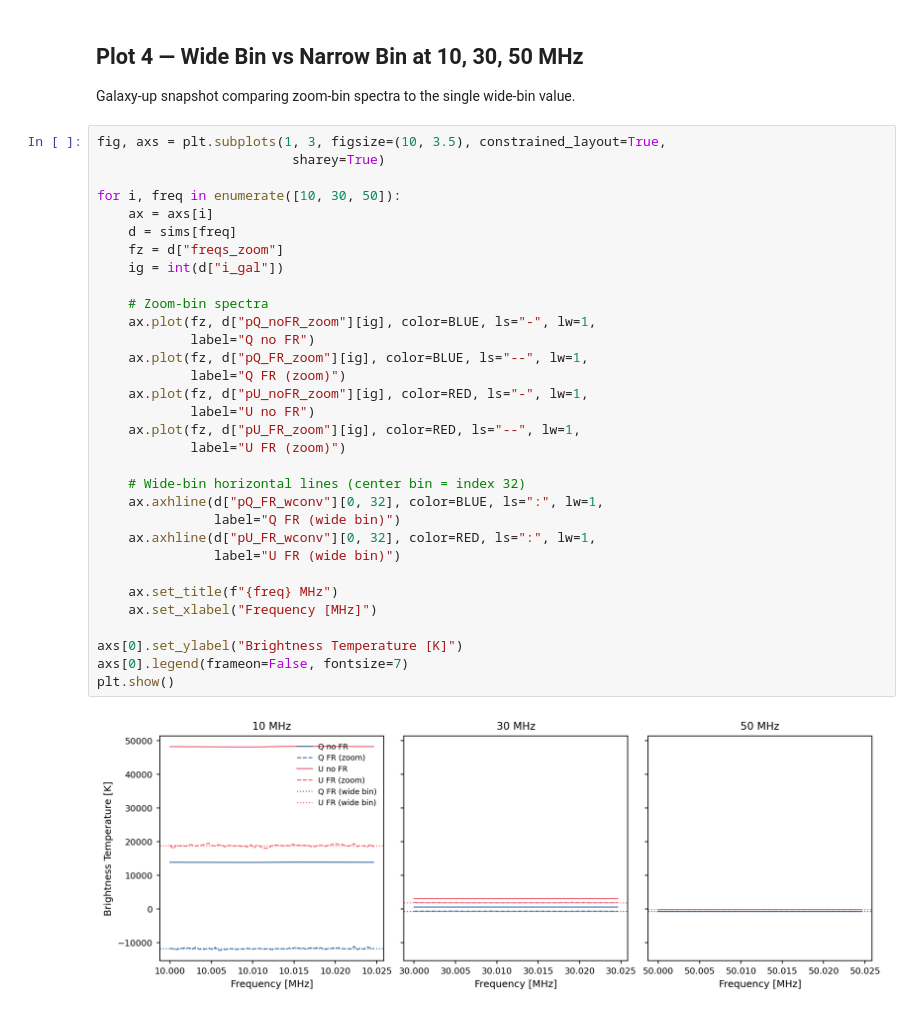
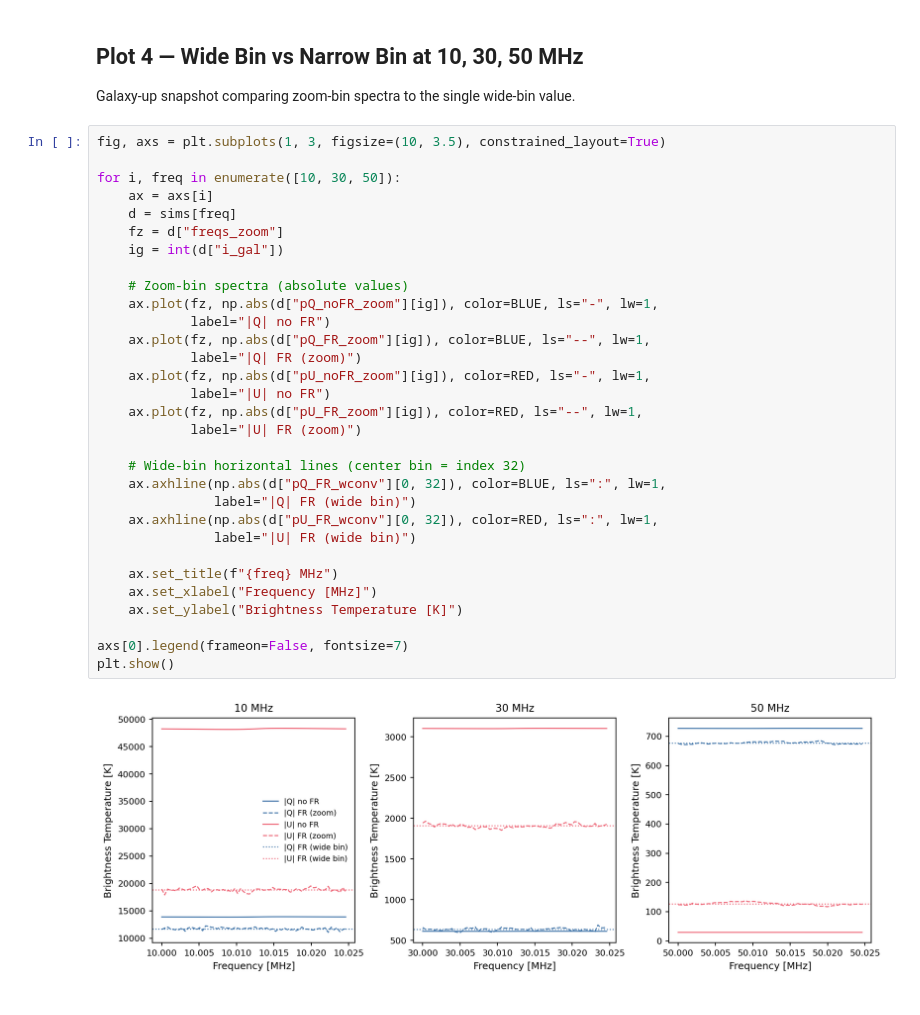
Before and after one commit to christianhbye/lusee_faraday, a Jupyter notebook: notebooks/faraday_results.ipynb, the cells around one changed output. Cells and saved outputs as stored; diff of their text form.

Commit message:
update faraday reuslts with mar17 plots

```diff
--- a/notebooks/faraday_results.ipynb
+++ b/notebooks/faraday_results.ipynb
@@ -176,36 +176,35 @@ plt.show()
 
 Galaxy-up snapshot comparing zoom-bin spectra to the single wide-bin value.
 # %%
-fig, axs = plt.subplots(1, 3, figsize=(10, 3.5), constrained_layout=True,
-                         sharey=True)
+fig, axs = plt.subplots(1, 3, figsize=(10, 3.5), constrained_layout=True)
 
 for i, freq in enumerate([10, 30, 50]):
     ax = axs[i]
     d = sims[freq]
     fz = d["freqs_zoom"]
     ig = int(d["i_gal"])
 
-    # Zoom-bin spectra
-    ax.plot(fz, d["pQ_noFR_zoom"][ig], color=BLUE, ls="-", lw=1,
-            label="Q no FR")
-    ax.plot(fz, d["pQ_FR_zoom"][ig], color=BLUE, ls="--", lw=1,
-            label="Q FR (zoom)")
-    ax.plot(fz, d["pU_noFR_zoom"][ig], color=RED, ls="-", lw=1,
-            label="U no FR")
-    ax.plot(fz, d["pU_FR_zoom"][ig], color=RED, ls="--", lw=1,
-            label="U FR (zoom)")
+    # Zoom-bin spectra (absolute values)
+    ax.plot(fz, np.abs(d["pQ_noFR_zoom"][ig]), color=BLUE, ls="-", lw=1,
+            label="|Q| no FR")
+    ax.plot(fz, np.abs(d["pQ_FR_zoom"][ig]), color=BLUE, ls="--", lw=1,
+            label="|Q| FR (zoom)")
+    ax.plot(fz, np.abs(d["pU_noFR_zoom"][ig]), color=RED, ls="-", lw=1,
+            label="|U| no FR")
+    ax.plot(fz, np.abs(d["pU_FR_zoom"][ig]), color=RED, ls="--", lw=1,
+            label="|U| FR (zoom)")
 
     # Wide-bin horizontal lines (center bin = index 32)
-    ax.axhline(d["pQ_FR_wconv"][0, 32], color=BLUE, ls=":", lw=1,
-               label="Q FR (wide bin)")
-    ax.axhline(d["pU_FR_wconv"][0, 32], color=RED, ls=":", lw=1,
-               label="U FR (wide bin)")
+    ax.axhline(np.abs(d["pQ_FR_wconv"][0, 32]), color=BLUE, ls=":", lw=1,
+               label="|Q| FR (wide bin)")
+    ax.axhline(np.abs(d["pU_FR_wconv"][0, 32]), color=RED, ls=":", lw=1,
+               label="|U| FR (wide bin)")
 
     ax.set_title(f"{freq} MHz")
     ax.set_xlabel("Frequency [MHz]")
+    ax.set_ylabel("Brightness Temperature [K]")
 
-axs[0].set_ylabel("Brightness Temperature [K]")
 axs[0].legend(frameon=False, fontsize=7)
 plt.show()
 # %% [output]
-[figure, old version]
+[figure, new version]
```
Also changed, not shown: parts of 2 cells of this notebook.
